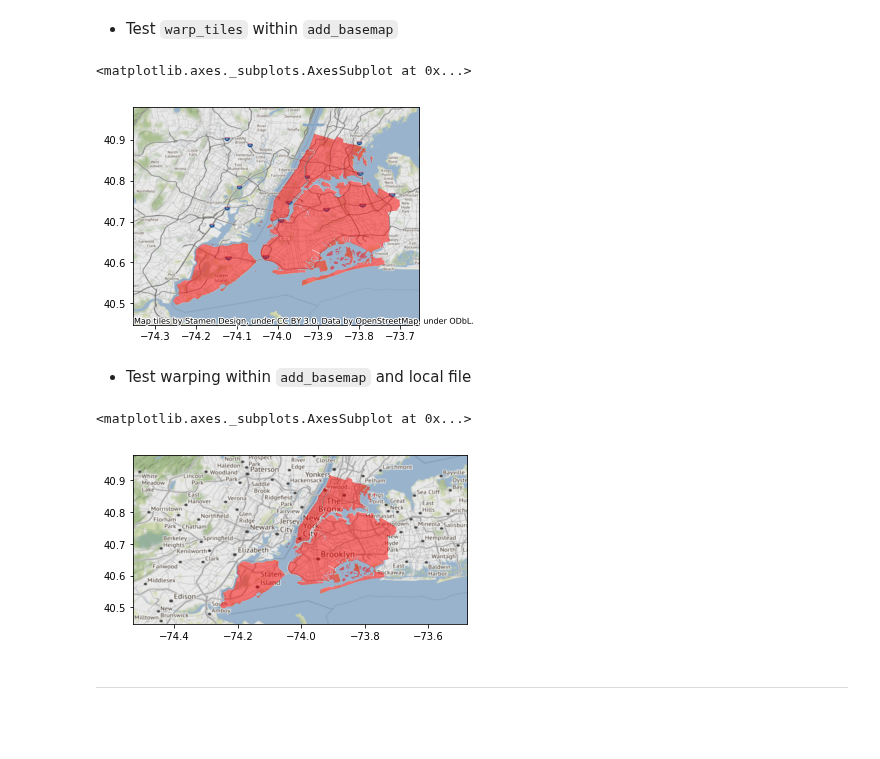
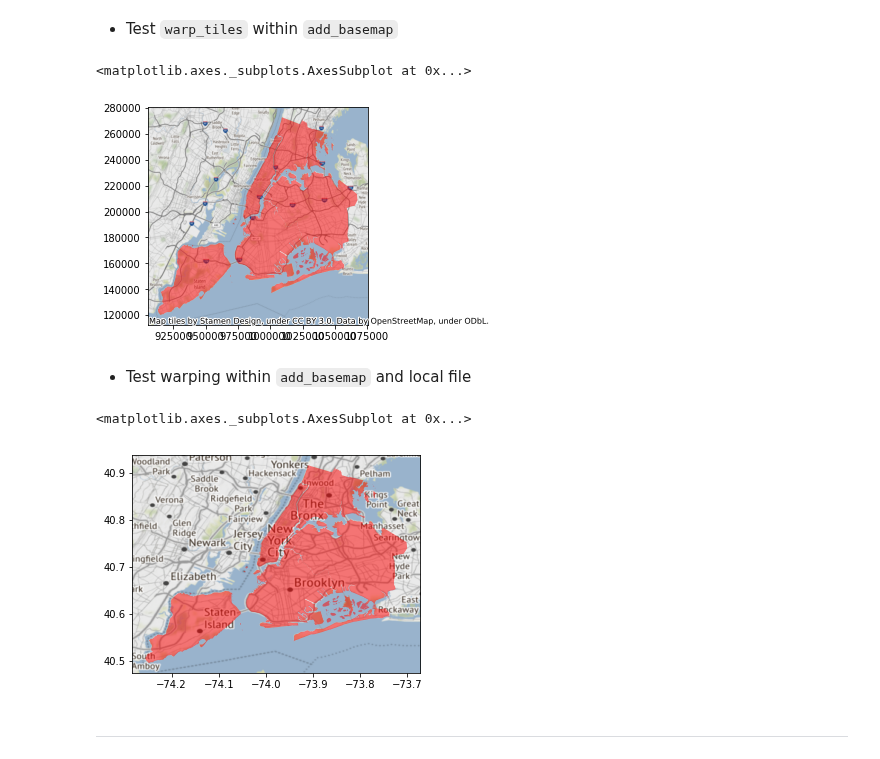
Before and after one commit to geopandas/contextily, a Jupyter notebook: warping_guide.ipynb, the cells around one changed output. Drawn from its saved outputs; the diff is of its cells as text; code cells hidden in the pictures; blank space fills up the shorter version.

```diff
--- a/warping_guide.ipynb
+++ b/warping_guide.ipynb
@@ -72,22 +72,21 @@ plt.show()
 # %% [markdown]
 * Test `warp_tiles` within `add_basemap`
 # %%
-db_wm = db.to_crs(epsg=4326)
-ax = db_wm.plot(color='red', alpha=0.5)
-ctx.add_basemap(ax)
+ax = db.plot(color='red', alpha=0.5)
+ctx.add_basemap(ax, crs=db.crs)
 # %% [output]
 <matplotlib.axes._subplots.AxesSubplot at 0x...>
-[figure, old version]
+[figure, new version]
 # %% [markdown]
 * Test warping within `add_basemap` and local file
 # %%
 db_wm = db.to_crs(epsg=4326)
 ax = db_wm.plot(color='red', alpha=0.5)
-ctx.add_basemap(ax,
+ctx.add_basemap(ax, crs={'init': 'epsg:4326'},
                 url='warp_tst.tif',
                 attribution=None)
 # %% [output]
 <matplotlib.axes._subplots.AxesSubplot at 0x...>
-[figure, old version]
+[figure, new version]
 # %% [markdown]
 ---
```
Also changed, not shown: parts of 3 cells of this notebook.
